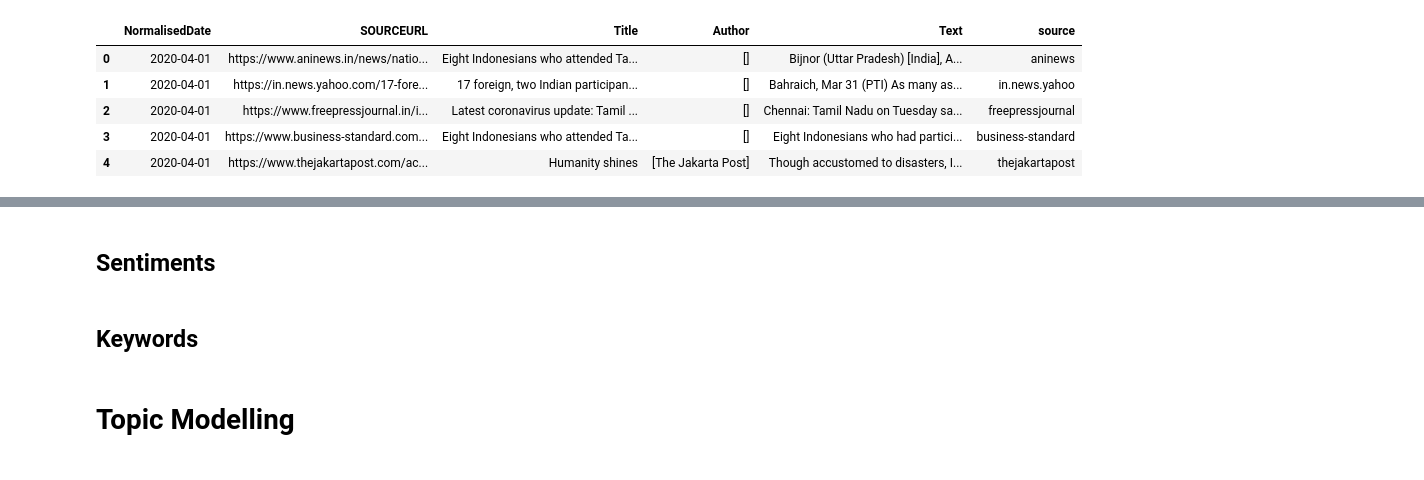
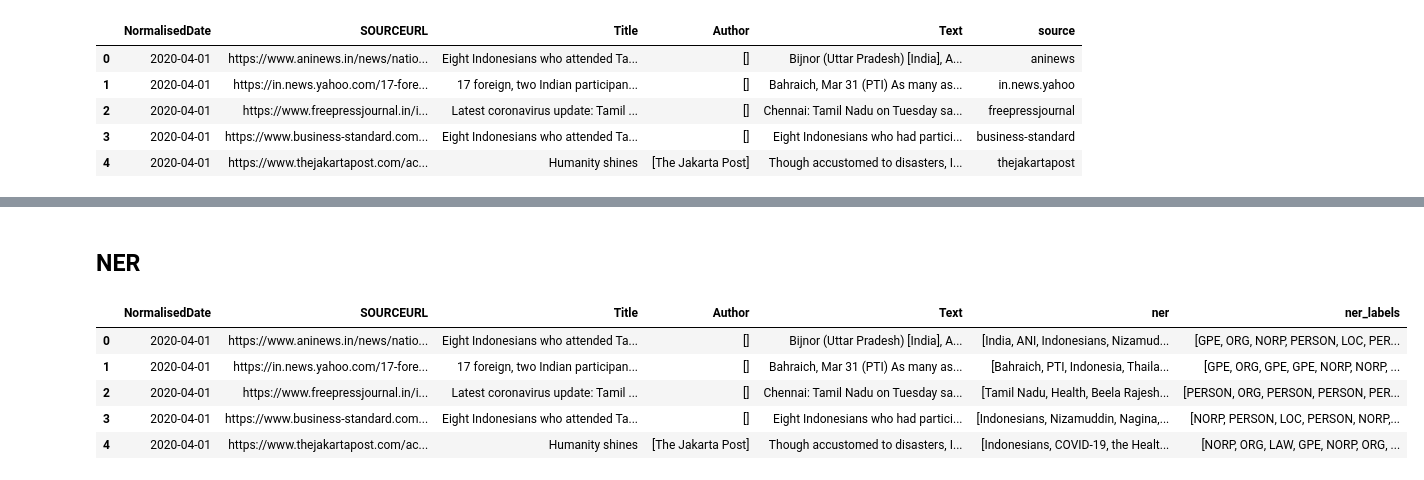
Before and after one commit to ngweixuan1/news_text_analytics, a Jupyter notebook: notebook/Data Understanding.ipynb, the cells around one changed output, grey strips where cells are left out. Cells and saved outputs as stored; diff of their text form; code cells hidden in the pictures.

```diff
--- a/notebook/Data Understanding.ipynb
+++ b/notebook/Data Understanding.ipynb
@@ -166,6 +203,15 @@ df.head()
-# %% [markdown]
-## Sentiments
-# %% [markdown]
-## Keywords
-# %% [markdown]
-# Topic Modelling
+# %% [markdown]
+## NER
+# %%
+to_filter = ['PERCENT', 'CARDINAL', 'MONEY', 'DATE',  'QUANTITY', 'ORDINAL', 'TIME']
+df['ner'] = df['Text'].apply(lambda x: [ str(entity) for entity in nlp(x).ents if str(entity.label_) not in to_filter])
+df['ner_labels'] = df['Text'].apply(lambda x: [ str(entity.label_) for entity in nlp(x).ents if str(entity.label_) not in to_filter])
+df.to_csv('../data/df_cleaned.csv')
+df.head()
+# %% [output]
+|  | NormalisedDate | SOURCEURL | Title | Author | Text | ner | ner_labels |
+| 0 | 2020-04-01 | https://www.aninews.in/news/natio... | Eight Indonesians who attended Ta... | [] | Bijnor (Uttar Pradesh) [India], A... | [India, ANI, Indonesians, Nizamud... | [GPE, ORG, NORP, PERSON, LOC, PER... |
+| 1 | 2020-04-01 | https://in.news.yahoo.com/17-fore... | 17 foreign, two Indian participan... | [] | Bahraich, Mar 31 (PTI) As many as... | [Bahraich, PTI, Indonesia, Thaila... | [GPE, ORG, GPE, GPE, NORP, NORP, ... |
+| 2 | 2020-04-01 | https://www.freepressjournal.in/i... | Latest coronavirus update: Tamil ... | [] | Chennai: Tamil Nadu on Tuesday sa... | [Tamil Nadu, Health, Beela Rajesh... | [PERSON, ORG, PERSON, PERSON, PER... |
+| 3 | 2020-04-01 | https://www.business-standard.com... | Eight Indonesians who attended Ta... | [] | Eight Indonesians who had partici... | [Indonesians, Nizamuddin, Nagina,... | [NORP, PERSON, LOC, PERSON, NORP,... |
+| 4 | 2020-04-01 | https://www.thejakartapost.com/ac... | Humanity shines | [The Jakarta Post] | Though accustomed to disasters, I... | [Indonesians, COVID-19, the Healt... | [NORP, ORG, LAW, GPE, NORP, ORG, ... |
```
Also changed, not shown: parts of 28 cells of this notebook.
